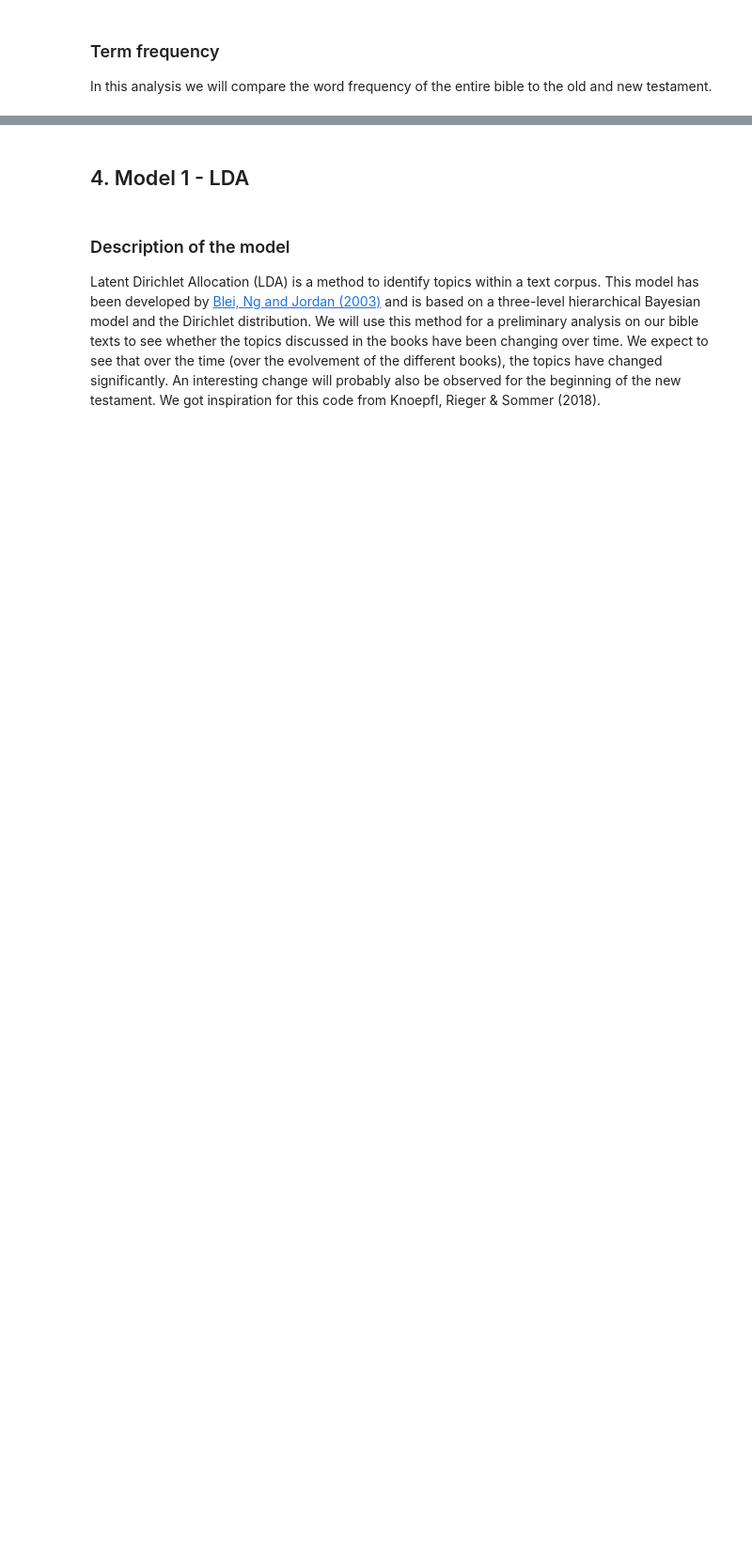
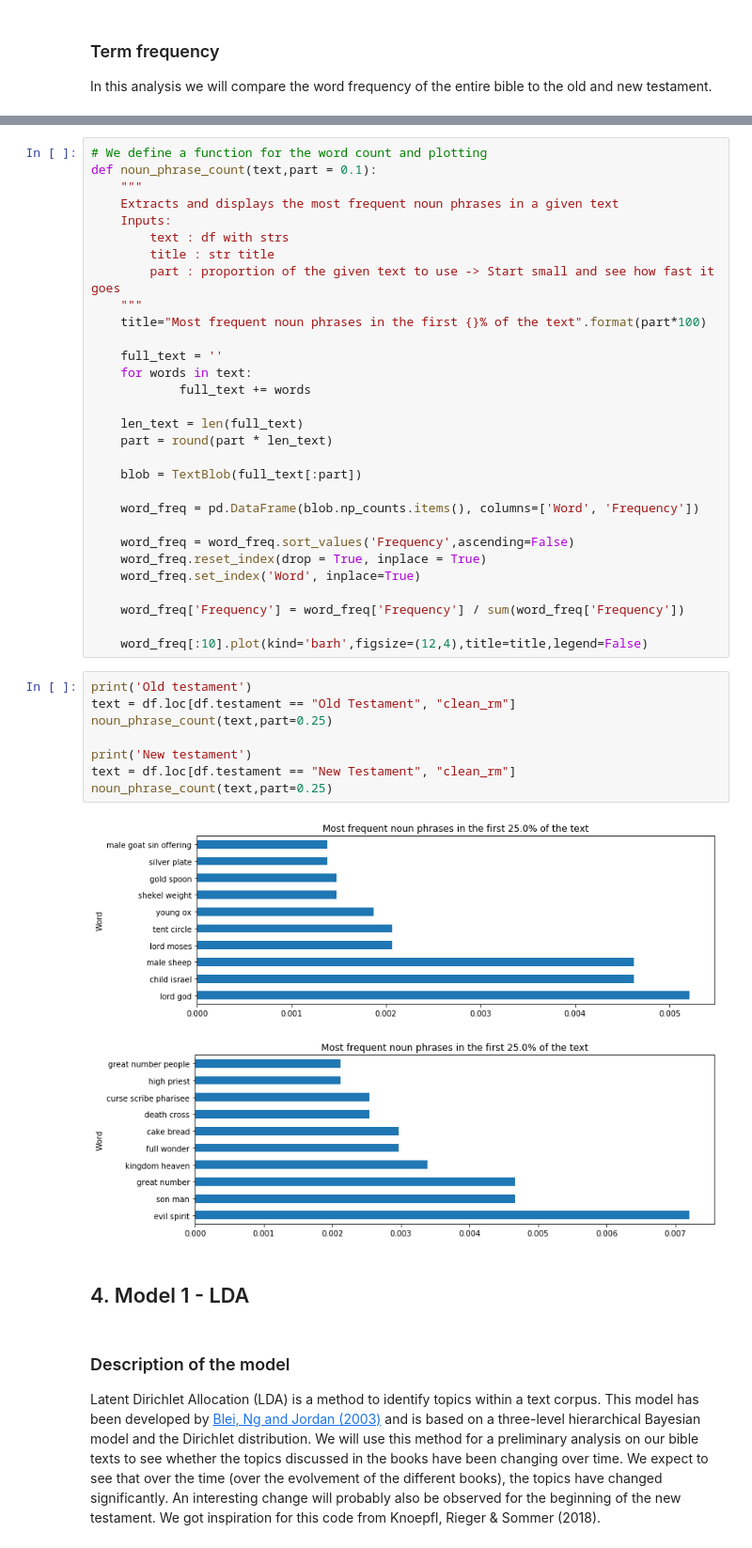
Before and after one commit to Amglex/Machine-Learning-for-textual-data, a Jupyter notebook: ML_Project.ipynb, the cells around one changed output, grey strips where cells are left out. Shown at 94% size. Drawn from its saved outputs; the diff is of its cells as text; blank space fills up the shorter version.

```diff
--- a/ML_Project.ipynb
+++ b/ML_Project.ipynb
@@ -386,3 +442,44 @@ New testament
+# %%
+# We define a function for the word count and plotting
+def noun_phrase_count(text,part = 0.1):
+    """
+    Extracts and displays the most frequent noun phrases in a given text
+    Inputs:
+        text : df with strs
+        title : str title
+        part : proportion of the given text to use -> Start small and see how fast it goes
+    """
+    title="Most frequent noun phrases in the first {}% of the text".format(part*100)
+
+    full_text = ''
+    for words in text:
+            full_text += words
+
+    len_text = len(full_text)
+    part = round(part * len_text)
+
+    blob = TextBlob(full_text[:part])
+
+    word_freq = pd.DataFrame(blob.np_counts.items(), columns=['Word', 'Frequency'])
+
+    word_freq = word_freq.sort_values('Frequency',ascending=False)
+    word_freq.reset_index(drop = True, inplace = True)
+    word_freq.set_index('Word', inplace=True)
+
+    word_freq['Frequency'] = word_freq['Frequency'] / sum(word_freq['Frequency'])
+
+    word_freq[:10].plot(kind='barh',figsize=(12,4),title=title,legend=False)
+# %%
+print('Old testament')
+text = df.loc[df.testament == "Old Testament", "clean_rm"]
+noun_phrase_count(text,part=0.25)
+
+print('New testament')
+text = df.loc[df.testament == "New Testament", "clean_rm"]
+noun_phrase_count(text,part=0.25)
+# %% [output]
+[figure, added]
+[figure, added]
 # %% [markdown]
 ## 4. Model 1 - LDA
 # %% [markdown]
```
Also changed, not shown: parts of 32 cells of this notebook.
